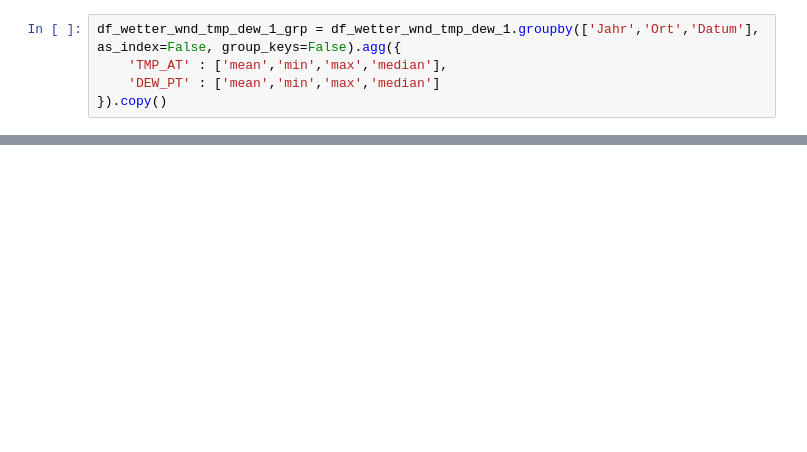
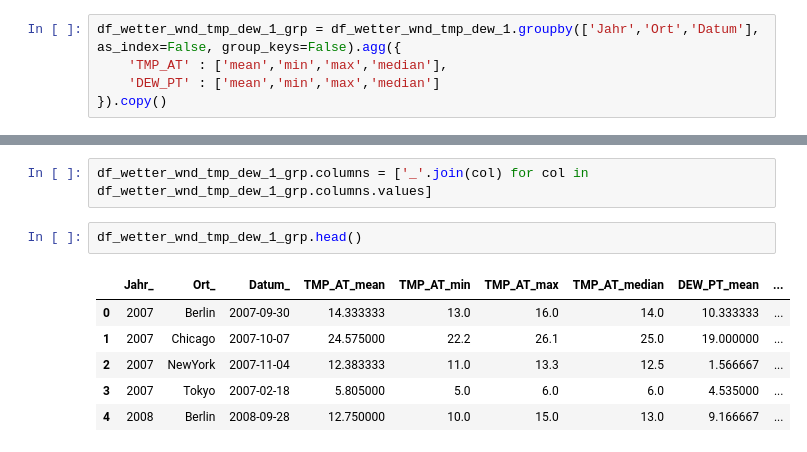
Before and after one commit to Wade-Sys/wma, a Jupyter notebook: Wetter/prepare_weather_data_step_3.ipynb, the cells around one changed output, grey strips where cells are left out. Cells and saved outputs as stored; diff of their text form; blank space fills up the shorter version.

```diff
--- a/Wetter/prepare_weather_data_step_3.ipynb
+++ b/Wetter/prepare_weather_data_step_3.ipynb
@@ -125,0 +116,11 @@ df_wetter_wnd_tmp_dew_1_grp.head(20)
+# %%
+df_wetter_wnd_tmp_dew_1_grp.columns = ['_'.join(col) for col in df_wetter_wnd_tmp_dew_1_grp.columns.values]
+# %%
+df_wetter_wnd_tmp_dew_1_grp.head()
+# %% [output]
+|  | Jahr_ | Ort_ | Datum_ | TMP_AT_mean | TMP_AT_min | TMP_AT_max | TMP_AT_median | DEW_PT_mean | ... |
+| 0 | 2007 | Berlin | 2007-09-30 | 14.333333 | 13.0 | 16.0 | 14.0 | 10.333333 | ... |
+| 1 | 2007 | Chicago | 2007-10-07 | 24.575000 | 22.2 | 26.1 | 25.0 | 19.000000 | ... |
+| 2 | 2007 | NewYork | 2007-11-04 | 12.383333 | 11.0 | 13.3 | 12.5 | 1.566667 | ... |
+| 3 | 2007 | Tokyo | 2007-02-18 | 5.805000 | 5.0 | 6.0 | 6.0 | 4.535000 | ... |
+| 4 | 2008 | Berlin | 2008-09-28 | 12.750000 | 10.0 | 15.0 | 13.0 | 9.166667 | ... |
```
Also changed, not shown: parts of 4 cells of this notebook.
